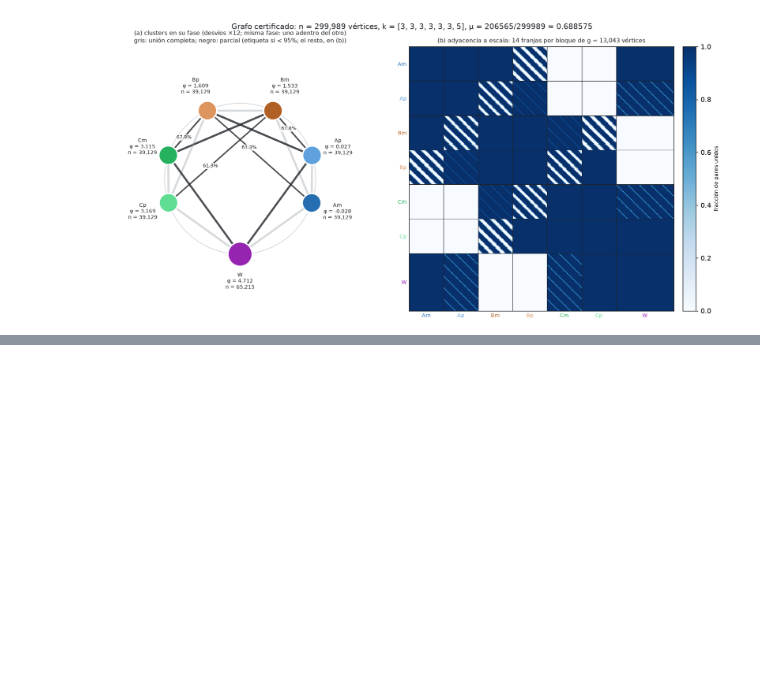
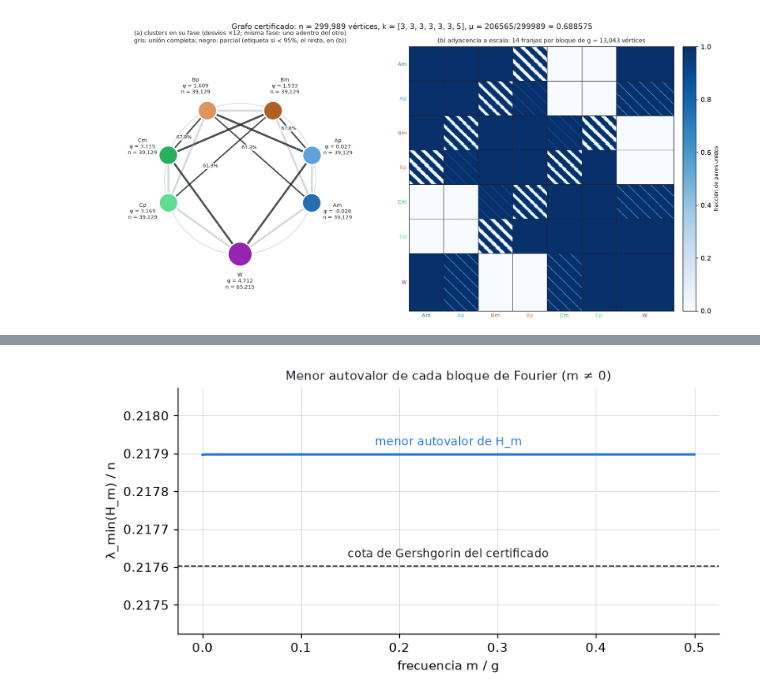
Before and after one commit to Nicoyanz98/investighaton-teo-optimizacion-2026, a Jupyter notebook: notebooks/Grafo_simetrico_S7.ipynb, the cells around one changed output, grey strips where cells are left out. Cells and saved outputs as stored; diff of their text form; code cells hidden in the pictures; blank space fills up the shorter version.

```diff
--- a/notebooks/Grafo_simetrico_S7.ipynb
+++ b/notebooks/Grafo_simetrico_S7.ipynb
@@ -820,0 +1269,23 @@ display(Image(filename=str(archivo)))
+# %%
+fig, eje = plt.subplots(figsize=(7, 3.6))
+m_sobre_g = completo_fourier["frecuencias"] / implicito.g
+curva = completo_fourier["minimos"] / implicito.n
+cota = cota_fourier / implicito.n
+eje.plot(m_sobre_g, curva, color=COLORES[0], lw=2)
+eje.axhline(cota, color=TINTA, lw=1, ls="--")
+separacion = curva.min() - cota
+eje.set_ylim(cota - 0.6 * separacion, curva.max() + 0.6 * separacion)
+eje.annotate("menor autovalor de H_m", xy=(0.25, curva.max()), xytext=(0, 5), textcoords="offset points",
+             ha="center", va="bottom", fontsize=9, color=COLORES[0])
+eje.annotate("cota de Gershgorin del certificado", xy=(0.25, cota), xytext=(0, 5), textcoords="offset points",
+             ha="center", va="bottom", fontsize=9, color=TINTA)
+eje.set_xlabel("frecuencia m / g")
+eje.set_ylabel("λ_min(H_m) / n")
+eje.set_title("Menor autovalor de cada bloque de Fourier (m ≠ 0)", fontsize=10, color=TINTA)
+eje.grid(color=BORDE, lw=0.5)
+for borde in ["top", "right"]:
+    eje.spines[borde].set_visible(False)
+plt.tight_layout()
+plt.show()
+# %% [output]
+[figure, added]
```
Also changed, not shown: parts of 23 cells of this notebook, 9 other files.
